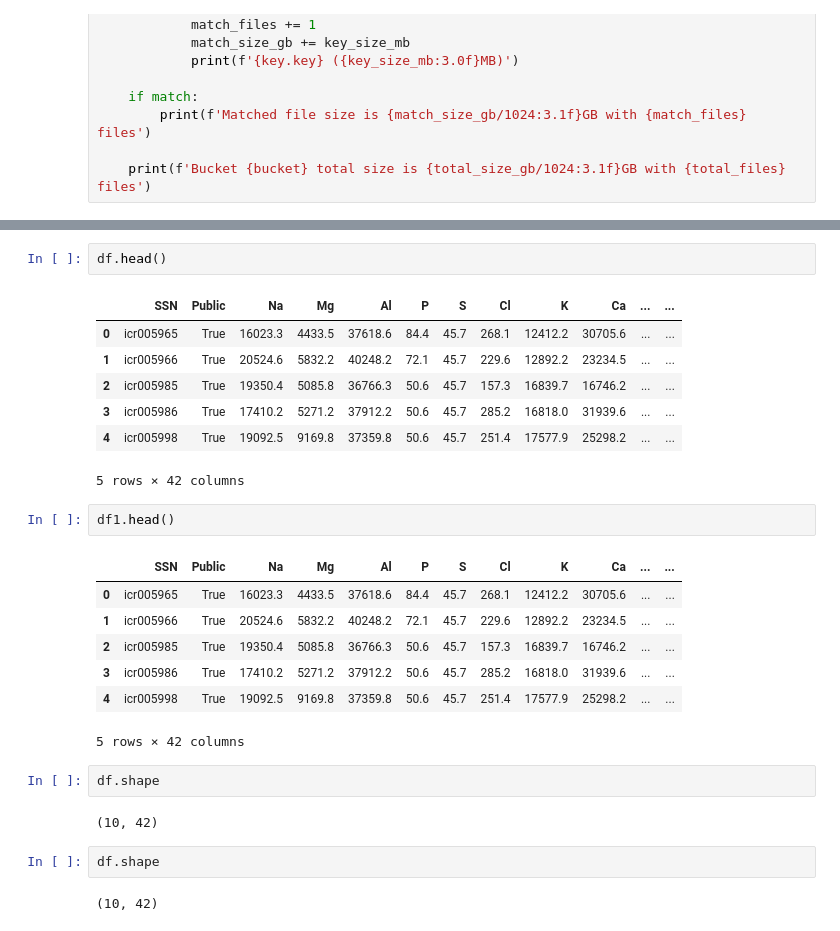
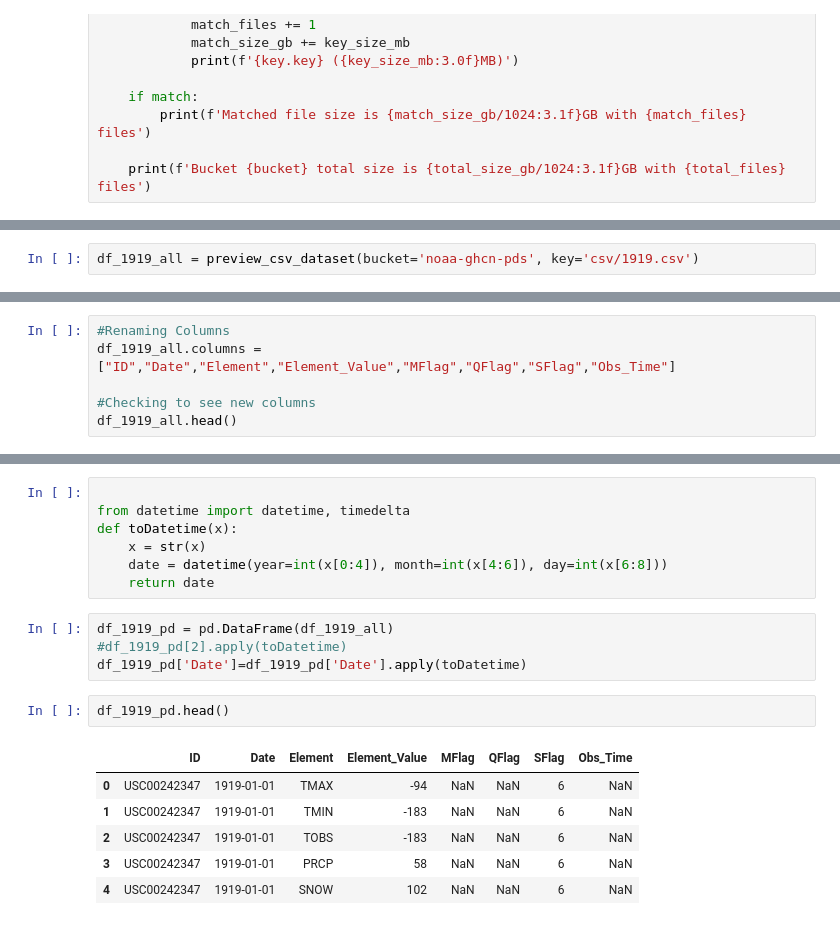
Before and after one commit to miaowu128/QTM350FinalProject, a Jupyter notebook: Olivia/Olivia-note.ipynb, the cells around one changed output, grey strips where cells are left out. Saved outputs shown, nothing was run; the diff lists cells and outputs as text.

Commit message:
add datetime

```diff
--- a/Olivia/Olivia-note.ipynb
+++ b/Olivia/Olivia-note.ipynb
@@ -85,0 +97,2 @@ df1 = preview_csv_dataset(bucket='afsis', key='2009-2013/Dry_Chemistry/ICRAF/Bru
+# %%
+df_1919_all = preview_csv_dataset(bucket='noaa-ghcn-pds', key='csv/1919.csv')
@@ -85,0 +250,6 @@ df1 = preview_csv_dataset(bucket='afsis', key='2009-2013/Dry_Chemistry/ICRAF/Bru
+# %%
+#Renaming Columns
+df_1919_all.columns = ["ID","Date","Element","Element_Value","MFlag","QFlag","SFlag","Obs_Time"]
+
+#Checking to see new columns
+df_1919_all.head()
@@ -86,28 +275,20 @@ df1 = preview_csv_dataset(bucket='afsis', key='2009-2013/Dry_Chemistry/ICRAF/Bru
+# %%
+
+from datetime import datetime, timedelta
+def toDatetime(x):
+    x = str(x)
+    date = datetime(year=int(x[0:4]), month=int(x[4:6]), day=int(x[6:8]))
+    return date
+# %%
+df_1919_pd = pd.DataFrame(df_1919_all)
+#df_1919_pd[2].apply(toDatetime)
+df_1919_pd['Date']=df_1919_pd['Date'].apply(toDatetime)
 # %%
-df.head()
+df_1919_pd.head()
 # %% [output]
-|  | SSN | Public | Na | Mg | Al | P | S | Cl | K | Ca | ... | ... |
-| 0 | icr005965 | True | 16023.3 | 4433.5 | 37618.6 | 84.4 | 45.7 | 268.1 | 12412.2 | 30705.6 | ... | ... |
-| 1 | icr005966 | True | 20524.6 | 5832.2 | 40248.2 | 72.1 | 45.7 | 229.6 | 12892.2 | 23234.5 | ... | ... |
-| 2 | icr005985 | True | 19350.4 | 5085.8 | 36766.3 | 50.6 | 45.7 | 157.3 | 16839.7 | 16746.2 | ... | ... |
-| 3 | icr005986 | True | 17410.2 | 5271.2 | 37912.2 | 50.6 | 45.7 | 285.2 | 16818.0 | 31939.6 | ... | ... |
-| 4 | icr005998 | True | 19092.5 | 9169.8 | 37359.8 | 50.6 | 45.7 | 251.4 | 17577.9 | 25298.2 | ... | ... |
+|  | ID | Date | Element | Element_Value | MFlag | QFlag | SFlag | Obs_Time |
+| 0 | USC00242347 | 1919-01-01 | TMAX | -94 | NaN | NaN | 6 | NaN |
+| 1 | USC00242347 | 1919-01-01 | TMIN | -183 | NaN | NaN | 6 | NaN |
+| 2 | USC00242347 | 1919-01-01 | TOBS | -183 | NaN | NaN | 6 | NaN |
+| 3 | USC00242347 | 1919-01-01 | PRCP | 58 | NaN | NaN | 6 | NaN |
+| 4 | USC00242347 | 1919-01-01 | SNOW | 102 | NaN | NaN | 6 | NaN |
-5 rows × 42 columns
-# %%
-df1.head()
-# %% [output]
-|  | SSN | Public | Na | Mg | Al | P | S | Cl | K | Ca | ... | ... |
-| 0 | icr005965 | True | 16023.3 | 4433.5 | 37618.6 | 84.4 | 45.7 | 268.1 | 12412.2 | 30705.6 | ... | ... |
-| 1 | icr005966 | True | 20524.6 | 5832.2 | 40248.2 | 72.1 | 45.7 | 229.6 | 12892.2 | 23234.5 | ... | ... |
-| 2 | icr005985 | True | 19350.4 | 5085.8 | 36766.3 | 50.6 | 45.7 | 157.3 | 16839.7 | 16746.2 | ... | ... |
-| 3 | icr005986 | True | 17410.2 | 5271.2 | 37912.2 | 50.6 | 45.7 | 285.2 | 16818.0 | 31939.6 | ... | ... |
-| 4 | icr005998 | True | 19092.5 | 9169.8 | 37359.8 | 50.6 | 45.7 | 251.4 | 17577.9 | 25298.2 | ... | ... |
-5 rows × 42 columns
-# %%
-df.shape
-# %% [output]
-(10, 42)
-# %%
-df.shape
-# %% [output]
-(10, 42)
```
Also changed, not shown: parts of 29 cells of this notebook.
